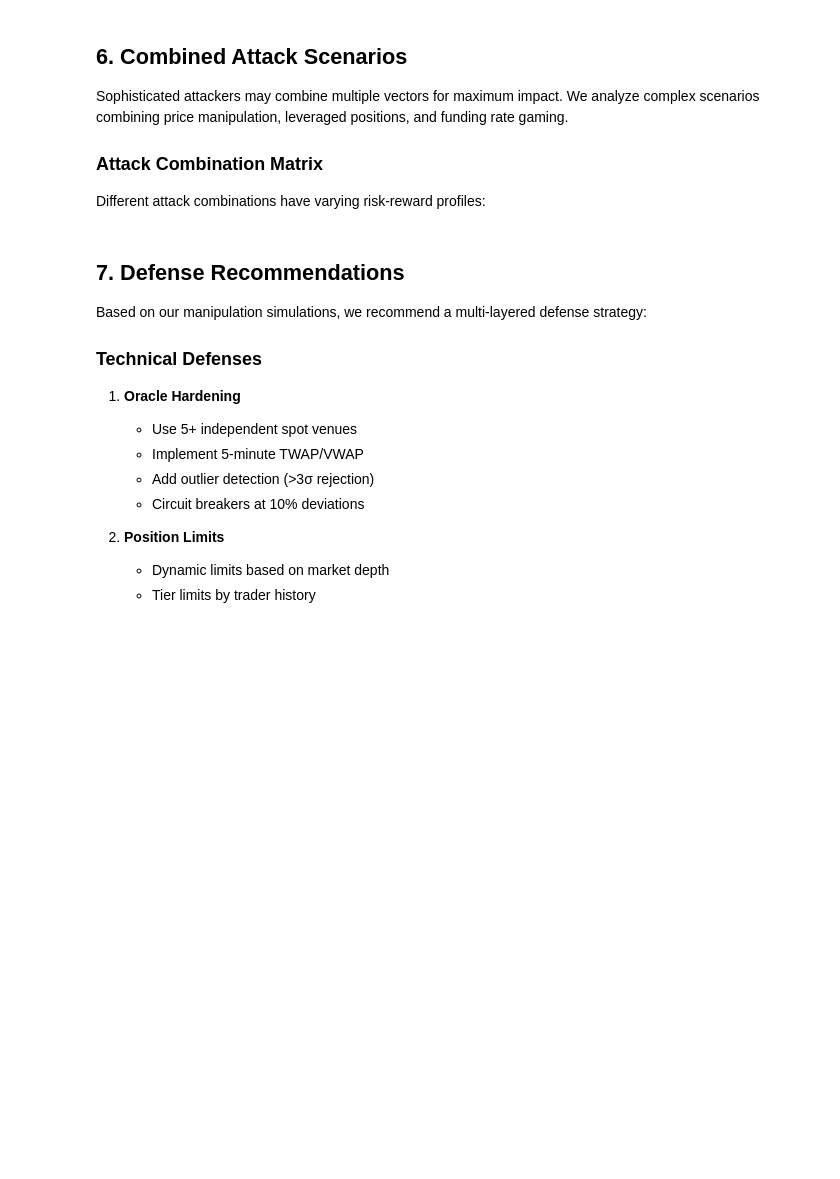
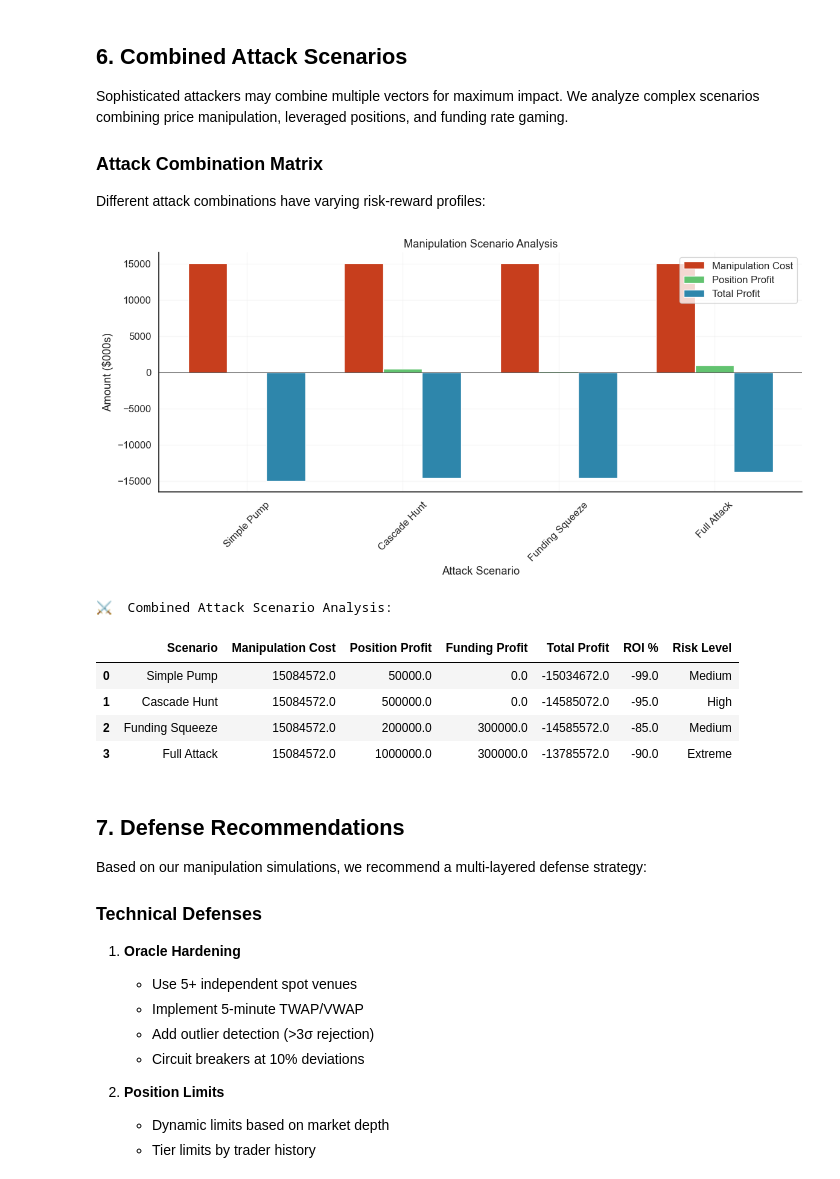
Before and after one commit to degenRobot/clob-risk-modelling, a Jupyter notebook: risk-model/notebooks/03_manipulation_sims.ipynb, the cells around one changed output. Drawn from its saved outputs; the diff is of its cells as text; code cells hidden in the pictures; blank space fills up the shorter version.

```diff
--- a/risk-model/notebooks/03_manipulation_sims.ipynb
+++ b/risk-model/notebooks/03_manipulation_sims.ipynb
@@ -41,7 +61,8 @@ Key factors affecting profitability:
 # %%
 # Load market data
 from risk_model.config import load_markets_config
-markets = load_markets_config()
+markets_config = load_markets_config()
+markets = markets_config['markets']
 market_data = fetch_market_data(markets, lookback_days=7, limit_markets=5)
 
 # Select test market
@@ -107,7 +355,48 @@ Sophisticated attackers may combine multiple vectors for maximum impact. We anal
 
 Different attack combinations have varying risk-reward profiles:
 # %%
-# Use configured scenarios and helper function\nscenario_df = analyze_manipulation_scenarios(\n    orderbook=orderbook,\n    scenarios_dict=MANIPULATION_SCENARIOS,\n    funding_rate=0.0001\n)\n\n# Visualize scenario comparison\nfig, ax = plt.subplots(figsize=(12, 6))\n\nscenarios_list = scenario_df['Scenario'].tolist()\nx = np.arange(len(scenarios_list))\nwidth = 0.25\n\nax.bar(x - width, scenario_df['Manipulation Cost']/1000, \n       width, label='Manipulation Cost', color=COLORS['danger'])\nax.bar(x, scenario_df['Position Profit']/1000, \n       width, label='Position Profit', color=COLORS['success'])\nax.bar(x + width, scenario_df['Total Profit']/1000, \n       width, label='Total Profit', color=COLORS['primary'])\n\nax.set_xlabel('Attack Scenario')\nax.set_ylabel('Amount ($000s)')\nax.set_title('Manipulation Scenario Analysis')\nax.set_xticks(x)\nax.set_xticklabels(scenarios_list, rotation=45)\nax.legend()\nax.axhline(y=0, color='black', linestyle='-', linewidth=0.5)\n\nplt.tight_layout()\nplt.show()\n\nprint(\"\\n⚔️  Combined Attack Scenario Analysis:\")\ndisplay(scenario_df.round(0))
+# Use configured scenarios and helper function
+scenario_df = analyze_manipulation_scenarios(
+    orderbook=orderbook,
+    scenarios_dict=MANIPULATION_SCENARIOS,
+    funding_rate=0.0001
+)
+
+# Visualize scenario comparison
+fig, ax = plt.subplots(figsize=(12, 6))
+
+scenarios_list = scenario_df['Scenario'].tolist()
+x = np.arange(len(scenarios_list))
+width = 0.25
+
+ax.bar(x - width, scenario_df['Manipulation Cost']/1000,
+       width, label='Manipulation Cost', color=COLORS['danger'])
+ax.bar(x, scenario_df['Position Profit']/1000,
+       width, label='Position Profit', color=COLORS['success'])
+ax.bar(x + width, scenario_df['Total Profit']/1000,
+       width, label='Total Profit', color=COLORS['primary'])
+
+ax.set_xlabel('Attack Scenario')
+ax.set_ylabel('Amount ($000s)')
+ax.set_title('Manipulation Scenario Analysis')
+ax.set_xticks(x)
+ax.set_xticklabels(scenarios_list, rotation=45)
+ax.legend()
+ax.axhline(y=0, color='black', linestyle='-', linewidth=0.5)
+
+plt.tight_layout()
+plt.show()
+
+print("\n⚔️  Combined Attack Scenario Analysis:")
+display(scenario_df.round(0))
+# %% [output]
+[figure, added]
+⚔️  Combined Attack Scenario Analysis:
+|  | Scenario | Manipulation Cost | Position Profit | Funding Profit | Total Profit | ROI % | Risk Level |
+| 0 | Simple Pump | 15084572.0 | 50000.0 | 0.0 | -15034672.0 | -99.0 | Medium |
+| 1 | Cascade Hunt | 15084572.0 | 500000.0 | 0.0 | -14585072.0 | -95.0 | High |
+| 2 | Funding Squeeze | 15084572.0 | 200000.0 | 300000.0 | -14585572.0 | -85.0 | Medium |
+| 3 | Full Attack | 15084572.0 | 1000000.0 | 300000.0 | -13785572.0 | -90.0 | Extreme |
 # %% [markdown]
 ## 7. Defense Recommendations
 
```
Also changed, not shown: parts of 7 cells of this notebook, 9 other files.
